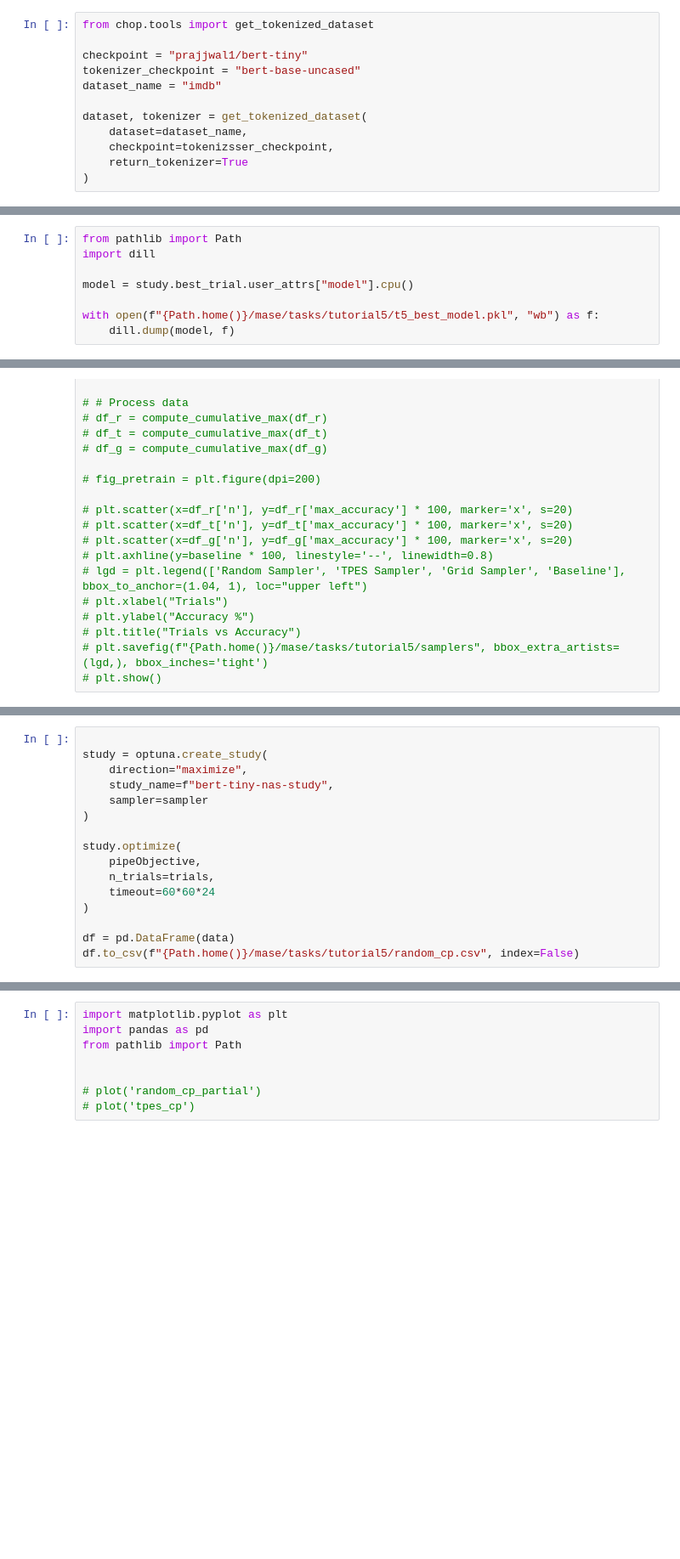
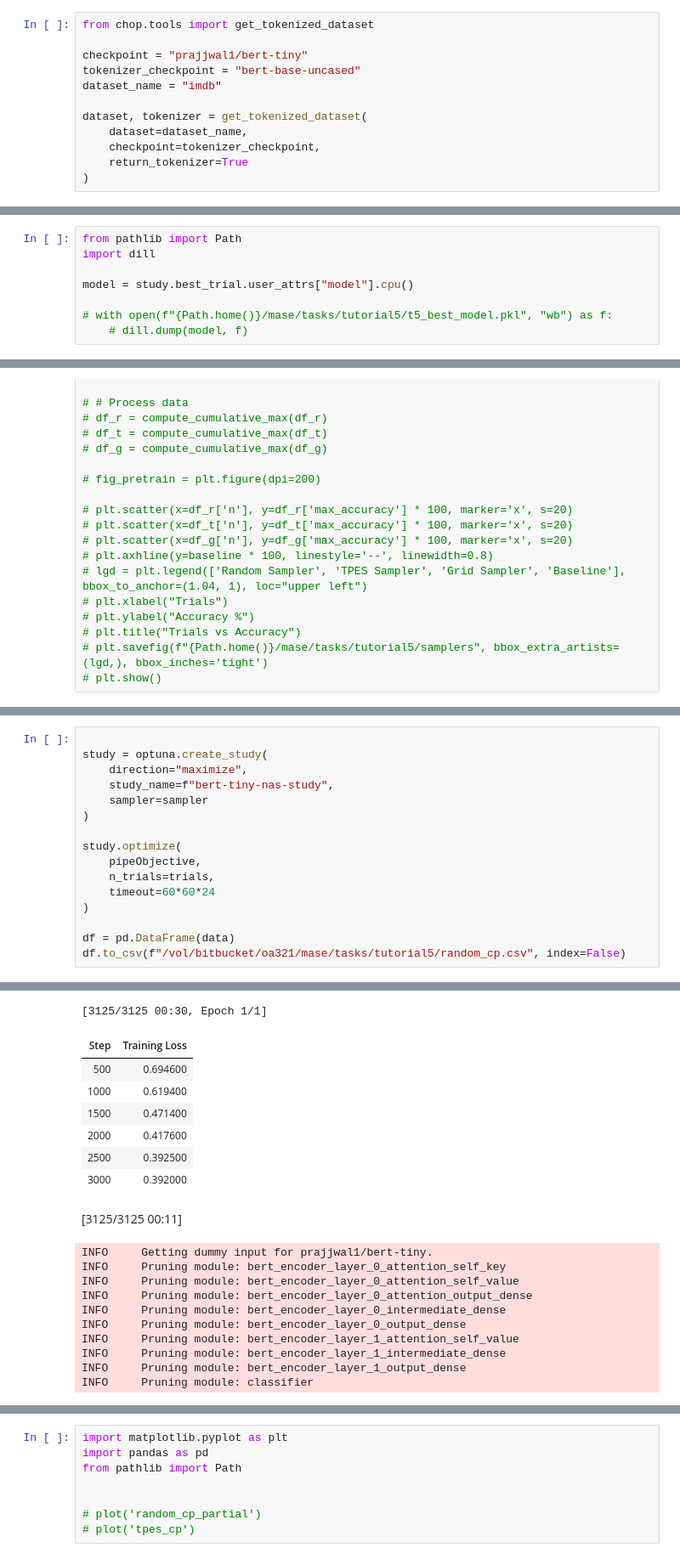
Before and after one commit to omaralkhatib03/mase, a Jupyter notebook: tasks/tutorial5/task2.ipynb, the cells around one changed output, grey strips where cells are left out. Shown at 85% size. Saved outputs shown, nothing was run; the diff lists cells and outputs as text; blank space fills up the shorter version.

```diff
--- a/tasks/tutorial5/task2.ipynb
+++ b/tasks/tutorial5/task2.ipynb
@@ -7,6 +7,6 @@ dataset_name = "imdb"
 
 dataset, tokenizer = get_tokenized_dataset(
     dataset=dataset_name,
-    checkpoint=tokenizsser_checkpoint,
+    checkpoint=tokenizer_checkpoint,
     return_tokenizer=True
 )
@@ -155,8 +180,8 @@ import dill
 
 model = study.best_trial.user_attrs["model"].cpu()
 
-with open(f"{Path.home()}/mase/tasks/tutorial5/t5_best_model.pkl", "wb") as f:
-    dill.dump(model, f)
+# with open(f"{Path.home()}/mase/tasks/tutorial5/t5_best_model.pkl", "wb") as f:
+    # dill.dump(model, f)
 # %%
 from chop.pipelines import CompressionPipeline
 from chop import MaseGraph
@@ -355,4 +408,5 @@ study.optimize(
 )
 
 df = pd.DataFrame(data)
-df.to_csv(f"{Path.home()}/mase/tasks/tutorial5/random_cp.csv", index=False)
+df.to_csv(f"/vol/bitbucket/oa321/mase/tasks/tutorial5/random_cp.csv", index=False)
+# %% [output]
@@ -358,0 +433,19 @@ df.to_csv(f"{Path.home()}/mase/tasks/tutorial5/random_cp.csv", index=False)
+[3125/3125 00:30, Epoch 1/1]
+| Step | Training Loss |
+| 500 | 0.694600 |
+| 1000 | 0.619400 |
+| 1500 | 0.471400 |
+| 2000 | 0.417600 |
+| 2500 | 0.392500 |
+| 3000 | 0.392000 |
+[3125/3125 00:11]
+INFO     Getting dummy input for prajjwal1/bert-tiny.
+INFO     Pruning module: bert_encoder_layer_0_attention_self_key
+INFO     Pruning module: bert_encoder_layer_0_attention_self_value
+INFO     Pruning module: bert_encoder_layer_0_attention_output_dense
+INFO     Pruning module: bert_encoder_layer_0_intermediate_dense
+INFO     Pruning module: bert_encoder_layer_0_output_dense
+INFO     Pruning module: bert_encoder_layer_1_attention_self_value
+INFO     Pruning module: bert_encoder_layer_1_intermediate_dense
+INFO     Pruning module: bert_encoder_layer_1_output_dense
+INFO     Pruning module: classifier
```
Also changed, not shown: parts of 6 cells of this notebook, 7 other files.
